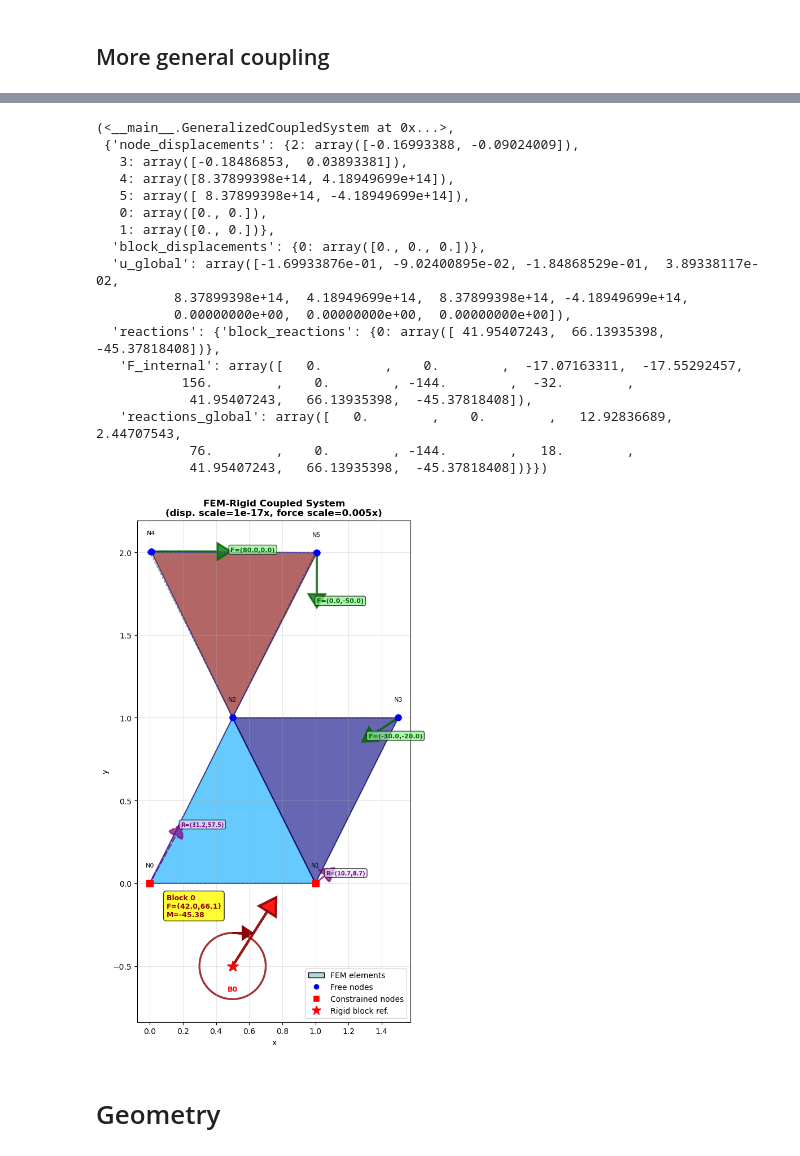
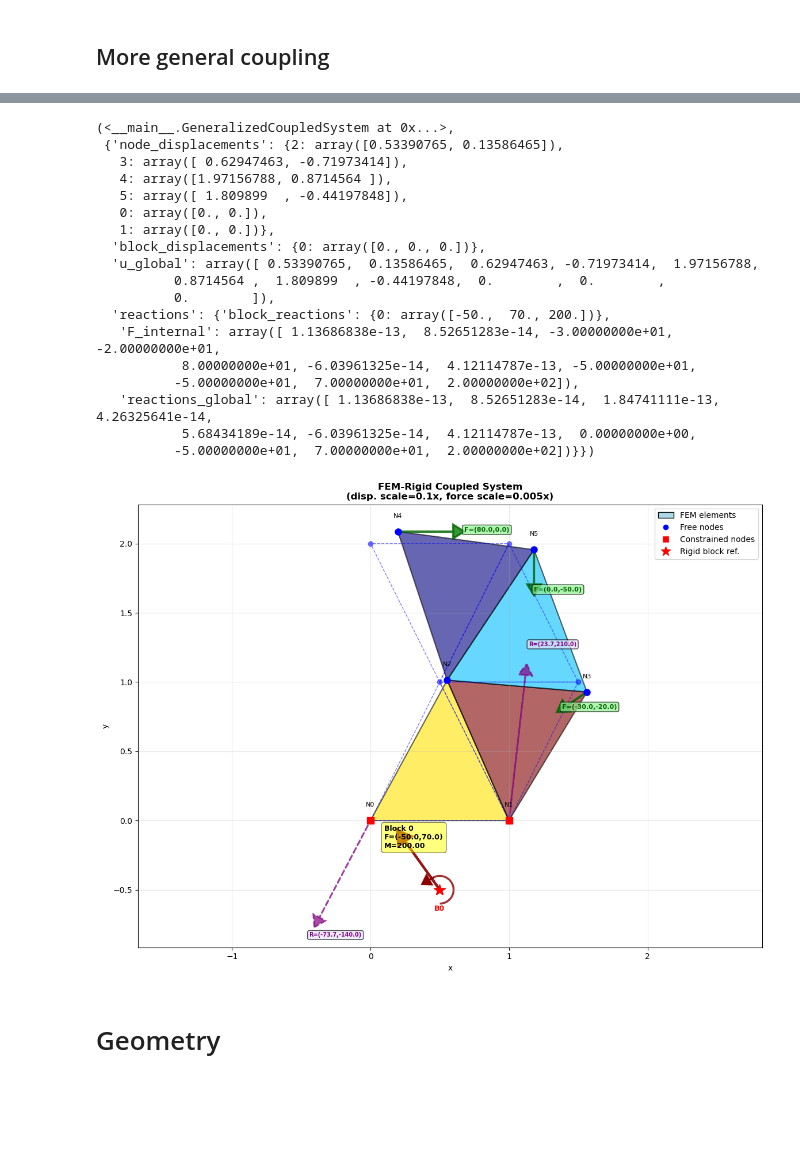
Before and after one commit to thlgrs/HybriDFEM, a Jupyter notebook: Theo/Objects/Lab.ipynb, the cells around one changed output, grey strips where cells are left out. Cells and saved outputs as stored; diff of their text form; code cells hidden in the pictures; blank space fills up the shorter version.

```diff
--- a/Theo/Objects/Lab.ipynb
+++ b/Theo/Objects/Lab.ipynb
@@ -3060,6 +3059,7 @@ def demo_moment_on_block():
     system.add_fem_element([n0, n1, n2], E=1000.0, nu=0.3)
     system.add_fem_element([n1, n3, n2], E=1000.0, nu=0.3)
     system.add_fem_element([n2, n5, n4], E=1000.0, nu=0.3)
+    system.add_fem_element([n2, n3, n5], E=1000.0, nu=0.3)
 
     # Fixed at bottom
     b0 = system.add_rigid_block([0.5, -0.5])
@@ -3079,7 +3079,7 @@ def demo_moment_on_block():
     fig, ax = plot_mesh_and_solution(
         system, solution,
         external_forces=forces,
-        scale=0.000000000000000010,
+        scale=0.1,
         force_scale=0.005,
         show_stress=True
     )
@@ -3143,22 +3143,22 @@ Equilibrium Check:
 (<__main__.GeneralizedCoupledSystem at 0x...>,
- {'node_displacements': {2: array([-0.16993388, -0.09024009]),
-   3: array([-0.18486853,  0.03893381]),
-   4: array([8.37899398e+14, 4.18949699e+14]),
-   5: array([ 8.37899398e+14, -4.18949699e+14]),
+ {'node_displacements': {2: array([0.53390765, 0.13586465]),
+   3: array([ 0.62947463, -0.71973414]),
+   4: array([1.97156788, 0.8714564 ]),
+   5: array([ 1.809899  , -0.44197848]),
    0: array([0., 0.]),
    1: array([0., 0.])},
   'block_displacements': {0: array([0., 0., 0.])},
-  'u_global': array([-1.69933876e-01, -9.02400895e-02, -1.84868529e-01,  3.89338117e-02,
-          8.37899398e+14,  4.18949699e+14,  8.37899398e+14, -4.18949699e+14,
-          0.00000000e+00,  0.00000000e+00,  0.00000000e+00]),
-  'reactions': {'block_reactions': {0: array([ 41.95407243,  66.13935398, -45.37818408])},
-   'F_internal': array([   0.        ,    0.        ,  -17.07163311,  -17.55292457,
-           156.        ,    0.        , -144.        ,  -32.        ,
-            41.95407243,   66.13935398,  -45.37818408]),
-   'reactions_global': array([   0.        ,    0.        ,   12.92836689,    2.44707543,
-            76.        ,    0.        , -144.        ,   18.        ,
-            41.95407243,   66.13935398,  -45.37818408])}})
+  'u_global': array([ 0.53390765,  0.13586465,  0.62947463, -0.71973414,  1.97156788,
+          0.8714564 ,  1.809899  , -0.44197848,  0.        ,  0.        ,
+          0.        ]),
+  'reactions': {'block_reactions': {0: array([-50.,  70., 200.])},
+   'F_internal': array([ 1.13686838e-13,  8.52651283e-14, -3.00000000e+01, -2.00000000e+01,
+           8.00000000e+01, -6.03961325e-14,  4.12114787e-13, -5.00000000e+01,
+          -5.00000000e+01,  7.00000000e+01,  2.00000000e+02]),
+   'reactions_global': array([ 1.13686838e-13,  8.52651283e-14,  1.84741111e-13,  4.26325641e-14,
+           5.68434189e-14, -6.03961325e-14,  4.12114787e-13,  0.00000000e+00,
+          -5.00000000e+01,  7.00000000e+01,  2.00000000e+02])}})
-[figure, old version]
+[figure, new version]
 # %% [markdown]
 # Geometry
 # %%
```
Also changed, not shown: parts of 10 cells of this notebook.
